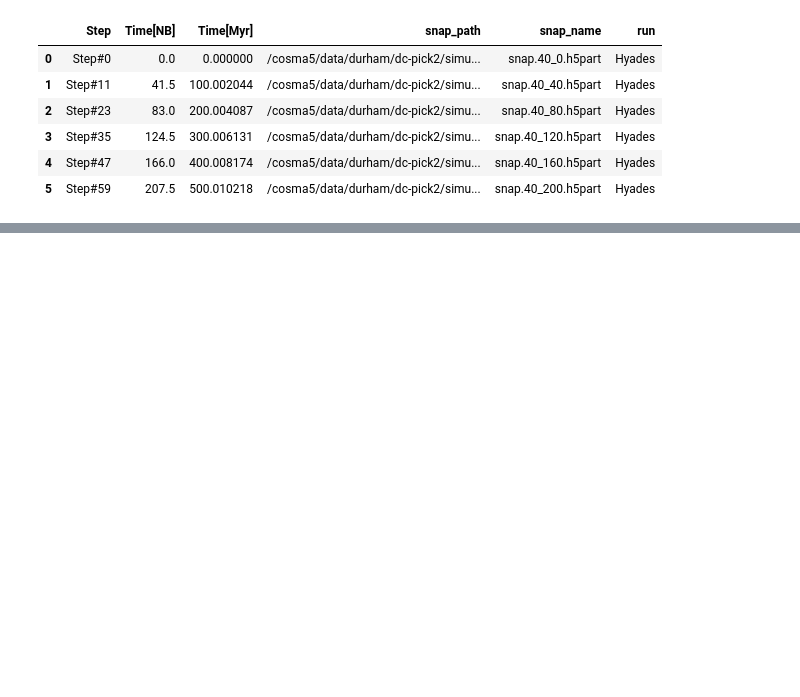
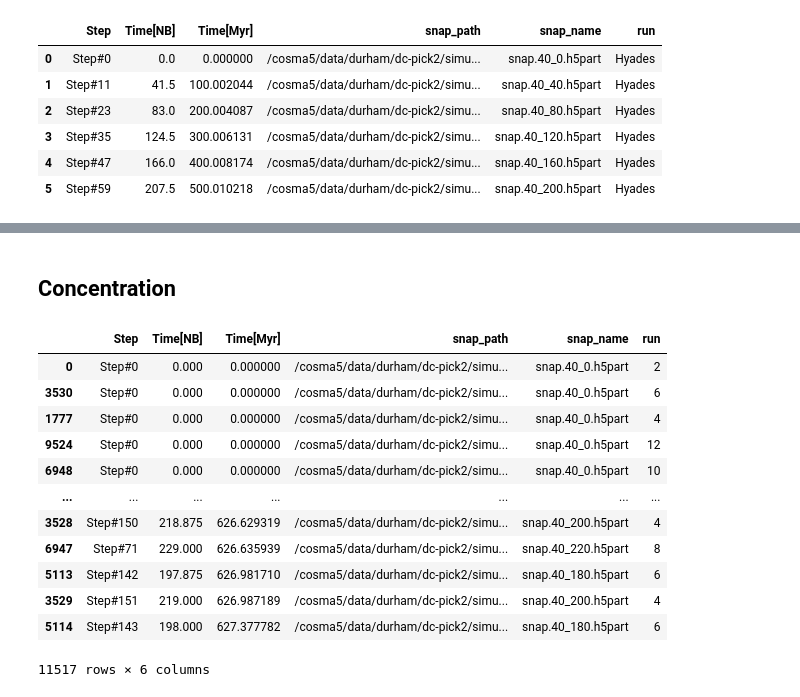
Before and after one commit to RSPicken2/stellar-streams, a Jupyter notebook: GlobularClusters.ipynb, the cells around one changed output, grey strips where cells are left out. Drawn from its saved outputs; the diff is of its cells as text; code cells hidden in the pictures; blank space fills up the shorter version.

```diff
--- a/GlobularClusters.ipynb
+++ b/GlobularClusters.ipynb
@@ -248,0 +251,25 @@ plt.show()
+# %% [markdown]
+## Concentration
+# %%
+conc_path = source + '/Concentration'
+
+
+runs, snaps = get_snaps_many(conc_path)
+
+conc_snapdf = get_experiment_snap_times(conc_path)
+
+conc_snapdf
+# %% [output]
+|  | Step | Time[NB] | Time[Myr] | snap_path | snap_name | run |
+| 0 | Step#0 | 0.000 | 0.000000 | /cosma5/data/durham/dc-pick2/simu... | snap.40_0.h5part | 2 |
+| 3530 | Step#0 | 0.000 | 0.000000 | /cosma5/data/durham/dc-pick2/simu... | snap.40_0.h5part | 6 |
+| 1777 | Step#0 | 0.000 | 0.000000 | /cosma5/data/durham/dc-pick2/simu... | snap.40_0.h5part | 4 |
+| 9524 | Step#0 | 0.000 | 0.000000 | /cosma5/data/durham/dc-pick2/simu... | snap.40_0.h5part | 12 |
+| 6948 | Step#0 | 0.000 | 0.000000 | /cosma5/data/durham/dc-pick2/simu... | snap.40_0.h5part | 10 |
+| ... | ... | ... | ... | ... | ... | ... |
+| 3528 | Step#150 | 218.875 | 626.629319 | /cosma5/data/durham/dc-pick2/simu... | snap.40_200.h5part | 4 |
+| 6947 | Step#71 | 229.000 | 626.635939 | /cosma5/data/durham/dc-pick2/simu... | snap.40_220.h5part | 8 |
+| 5113 | Step#142 | 197.875 | 626.981710 | /cosma5/data/durham/dc-pick2/simu... | snap.40_180.h5part | 6 |
+| 3529 | Step#151 | 219.000 | 626.987189 | /cosma5/data/durham/dc-pick2/simu... | snap.40_200.h5part | 4 |
+| 5114 | Step#143 | 198.000 | 627.377782 | /cosma5/data/durham/dc-pick2/simu... | snap.40_180.h5part | 6 |
+11517 rows × 6 columns
```
Also changed, not shown: parts of 4 cells of this notebook.
